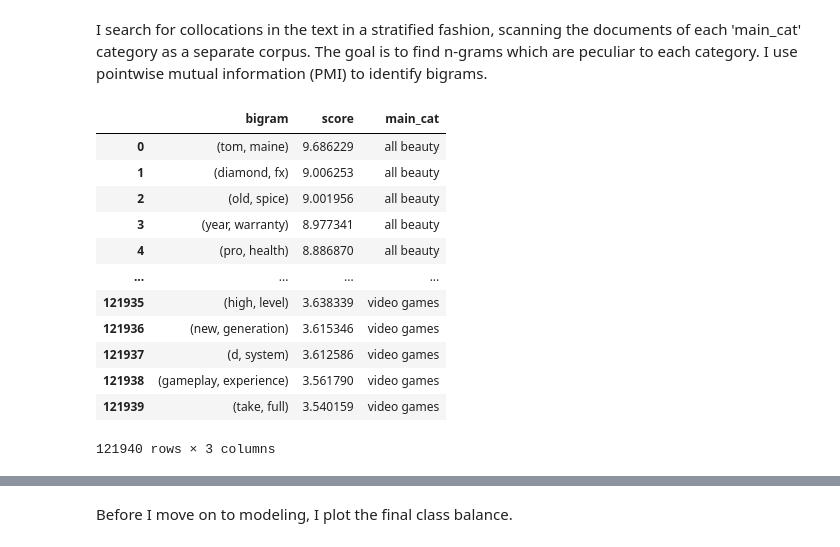
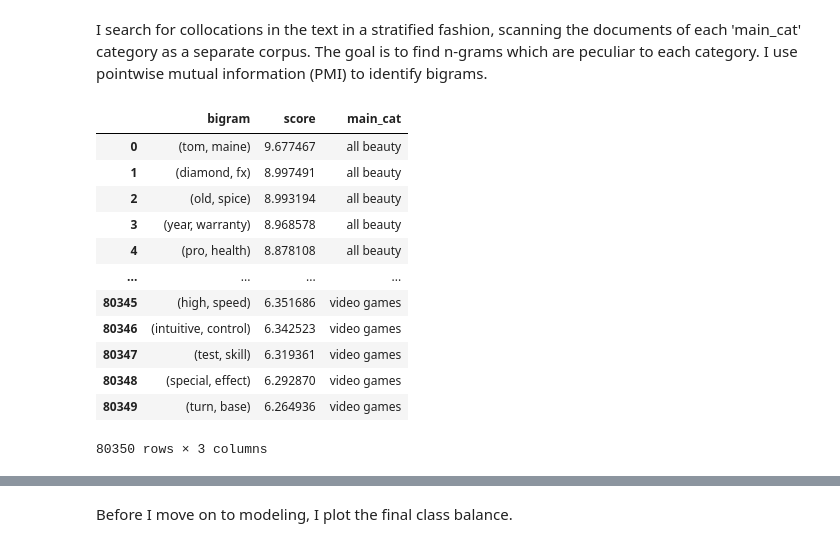
Before and after one commit to ndgigliotti/amazon-product-classifier, a Jupyter notebook: main.ipynb, the cells around one changed output, grey strips where cells are left out. Cells and saved outputs as stored; diff of their text form; code cells hidden in the pictures.

```diff
--- a/main.ipynb
+++ b/main.ipynb
@@ -929,9 +914,6 @@ pprint(stop, compact=True)
 # Run through tokenizer
 stop = set(regex_tokenize(" ".join(stop)))
 
-# Make sure there are no brand terms
-stop = stop.difference(df["brand"])
-
 pprint(stop, compact=True)
 # %% [output]
 {'about', 'above', 'additional', 'address', 'addresses', 'after', 'again',
@@ -1038,32 +1005,32 @@ I search for collocations in the text in a stratified fashion, scanning the docu
 # %%
 cat_bg = lang.stratified_ngrams(
     df,
     n=2,
     text="text",
     # Stratify by 'main_cat'
     cat="main_cat",
     # Space-tokenize
     tokenizer=lambda x: x.split(),
     # Use pointwise mutual information
     metric="pmi",
-    # Select top 75% of scores in each category
-    select_best=0.75,
+    # Select top 50% of scores in each category
+    select_best=0.5,
     # Filter out ultra-rare ngrams
     min_freq=100,
     n_jobs=-1,
 )
 cat_bg
 # %% [output]
 |  | bigram | score | main_cat |
-| 0 | (tom, maine) | 9.686229 | all beauty |
-| 1 | (diamond, fx) | 9.006253 | all beauty |
-| 2 | (old, spice) | 9.001956 | all beauty |
-| 3 | (year, warranty) | 8.977341 | all beauty |
-| 4 | (pro, health) | 8.886870 | all beauty |
+| 0 | (tom, maine) | 9.677467 | all beauty |
+| 1 | (diamond, fx) | 8.997491 | all beauty |
+| 2 | (old, spice) | 8.993194 | all beauty |
+| 3 | (year, warranty) | 8.968578 | all beauty |
+| 4 | (pro, health) | 8.878108 | all beauty |
 | ... | ... | ... | ... |
-| 121935 | (high, level) | 3.638339 | video games |
-| 121936 | (new, generation) | 3.615346 | video games |
-| 121937 | (d, system) | 3.612586 | video games |
-| 121938 | (gameplay, experience) | 3.561790 | video games |
-| 121939 | (take, full) | 3.540159 | video games |
+| 80345 | (high, speed) | 6.351686 | video games |
+| 80346 | (intuitive, control) | 6.342523 | video games |
+| 80347 | (test, skill) | 6.319361 | video games |
+| 80348 | (special, effect) | 6.292870 | video games |
+| 80349 | (turn, base) | 6.264936 | video games |
-121940 rows × 3 columns
+80350 rows × 3 columns
```
Also changed, not shown: parts of 54 cells of this notebook, 17 other files.
